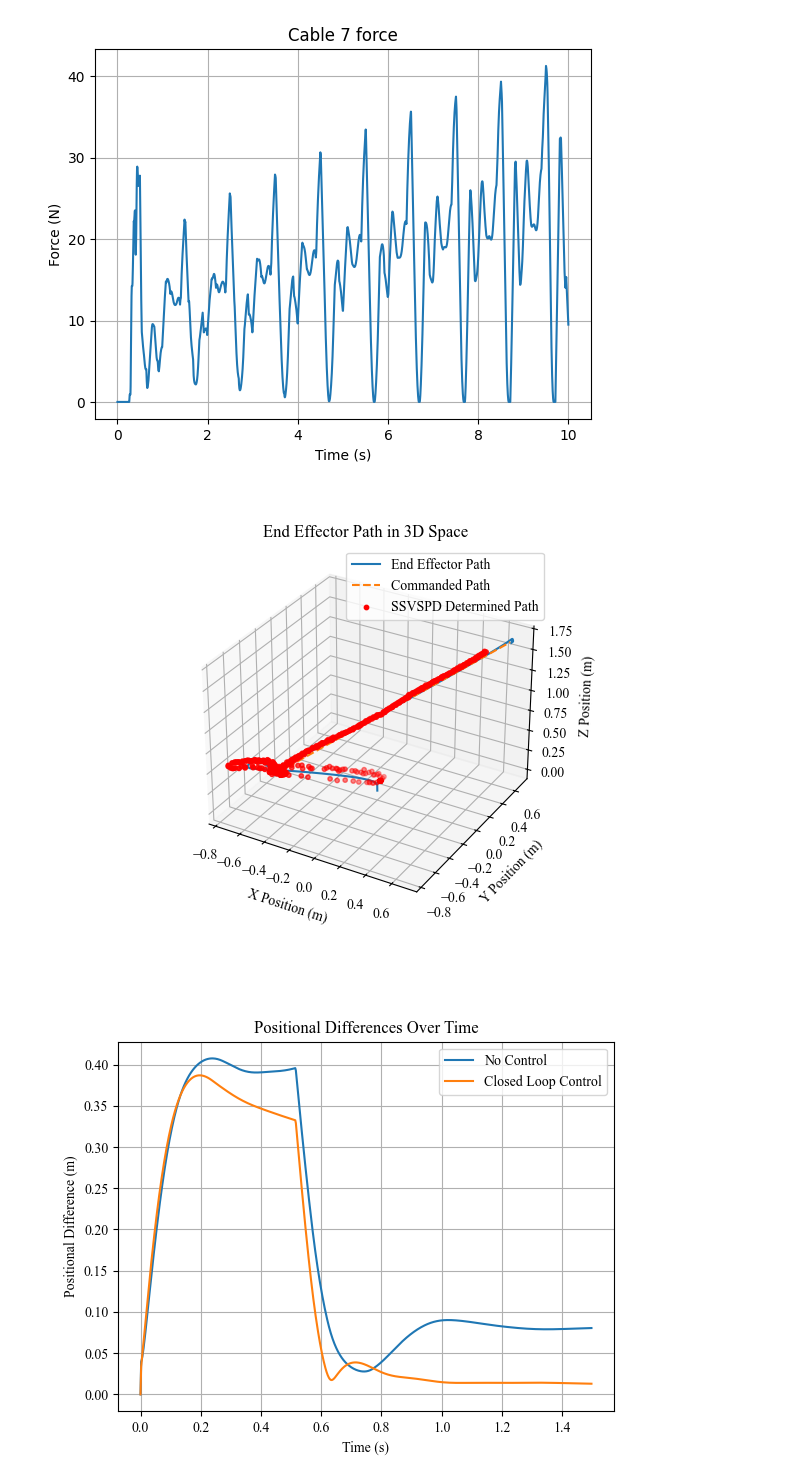
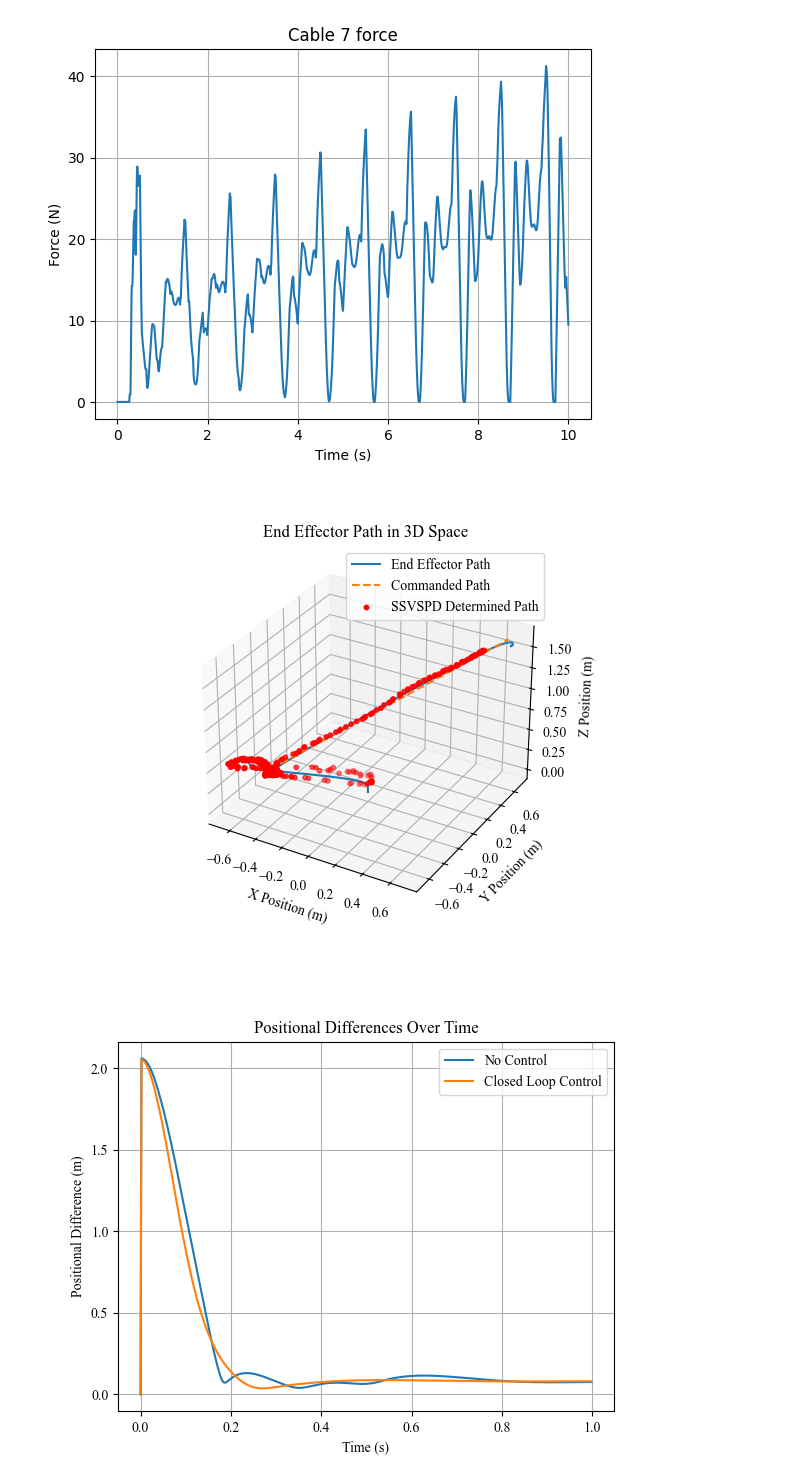
Before and after one commit to Yang51st/Mujoco-CDPR-Simulator, a Jupyter notebook: cdpr_sketches.ipynb, the cells around one changed output. Cells and saved outputs as stored; diff of their text form; code cells hidden in the pictures.

```diff
--- a/cdpr_sketches.ipynb
+++ b/cdpr_sketches.ipynb
@@ -240,12 +240,13 @@ def circle_path(theta, radius, height):
 def step_path(t, start, end, speed, buffer_time):
     if t < buffer_time:
         return start
-    total_distance = np.linalg.norm(end - start)
+    """total_distance = np.linalg.norm(end - start)
     total_time = total_distance / speed
     if t - buffer_time > total_time:
         return end
     fraction = (t - buffer_time) / total_time
-    return start + fraction * (end - start)
+    return start + fraction * (end - start)"""
+    return end
 # %%
 import time
 from IPython import display
@@ -348,6 +369,7 @@ desired_position=[0,0,cdpr.machine_frame_height/2]
 desired_orientation=[0,0,0]
 mj.mj_resetData(cdpr_model, cdpr_data)
 noc_ee_position_data=[]
+noc_ee_orientation_data=[]
 commanded_positions=[]
 cable_force_data=[[] for _ in range(cdpr.num_cables)] #List of lists, each sublist corresponds to a cable.
 timestamps=[]
@@ -362,6 +384,12 @@ for _ in range(total_steps+1):
     commanded_positions.append(commanded_position)
     cdpr_data.ctrl=cdpr.no_joint_position_control(target_xyz=commanded_position,target_orientation=desired_orientation)
     noc_ee_position_data.append(cdpr_data.sensor("end_effector_position").data.copy()) #Otherwise the data list will reference the same reading.
+    try:
+        actual_ee_rot_mat=np.stack([cdpr_data.sensor("end_effector_xv").data, cdpr_data.sensor("end_effector_yv").data, cdpr_data.sensor("end_effector_zv").data])
+        actual_ee_axis_angles=R.from_matrix(actual_ee_rot_mat).as_rotvec(degrees=True)
+    except:
+        actual_ee_axis_angles=None
+    noc_ee_orientation_data.append(actual_ee_axis_angles)
     timestamps.append(cdpr_data.time) #Is a scalar value, so no need to specify a copy.
     for i in range(cdpr.num_cables):
         cable_force_data[i].append(cdpr_data.sensor(f"cable_tendon_force_{i}").data.copy())
@@ -380,7 +408,7 @@ import mediapy as media
 
 framerate=60
 frames=[]
-video_length=10
+video_length=2
 cdpr_model.opt.timestep=0.002
 total_steps=int(video_length/cdpr_model.opt.timestep)
 
@@ -389,7 +417,8 @@ cdpr.first_pid_run=True
 desired_position=[0,0,cdpr.machine_frame_height/2]
 desired_orientation=[0,0,0]
 mj.mj_resetData(cdpr_model, cdpr_data)
-clc_ee_position_data=[]
+svc_ee_position_data=[]
+svc_ee_orientation_data=[]
 commanded_positions=[]
 cable_force_data=[[] for _ in range(cdpr.num_cables)] #List of lists, each sublist corresponds to a cable.
 timestamps=[]
@@ -403,9 +432,16 @@ sim_start_time = cdpr_data.time
 for _ in range(total_steps+1):
     commanded_position=step_path(_/total_steps*video_length, np.array([-cdpr.machine_frame_length/4,-cdpr.machine_frame_width/4,cdpr.machine_frame_height/5]), np.array([cdpr.machine_frame_length/3,cdpr.machine_frame_width/3,4*cdpr.machine_frame_height/5]), speed=4, buffer_time=1)
     commanded_positions.append(commanded_position)
-    cdpr_data.ctrl=cdpr.cl_joint_position_control(target_xyz=commanded_position,target_orientation=desired_orientation,cdpr_data=cdpr_data)
-    clc_ee_position_data.append(cdpr_data.sensor("end_effector_position").data.copy()) #Otherwise the data list will reference the same reading.
-    camcalpos.append(ssvspd(renderer, cdpr_model, cdpr_data))
+    svc_ee_position_data.append(cdpr_data.sensor("end_effector_position").data.copy()) #Otherwise the data list will reference the same reading.
+    sv_pos=ssvspd(renderer, cdpr_model, cdpr_data)
+    camcalpos.append(sv_pos)
+    cdpr_data.ctrl=cdpr.sv_joint_position_control(target_xyz=commanded_position,target_orientation=desired_orientation,sv_pos=sv_pos)
+    try:
+        actual_ee_rot_mat=np.stack([cdpr_data.sensor("end_effector_xv").data, cdpr_data.sensor("end_effector_yv").data, cdpr_data.sensor("end_effector_zv").data])
+        actual_ee_axis_angles=R.from_matrix(actual_ee_rot_mat).as_rotvec(degrees=True)
+    except:
+        actual_ee_axis_angles=None
+    svc_ee_orientation_data.append(actual_ee_axis_angles)
     timestamps.append(cdpr_data.time) #Is a scalar value, so no need to specify a copy.
     for i in range(cdpr.num_cables):
         cable_force_data[i].append(cdpr_data.sensor(f"cable_tendon_force_{i}").data.copy())
@@ -471,7 +507,7 @@ plt.ion()
 plt.figure(1)
 plt.clf()
 ax= plt.axes(projection='3d')
-ax.plot3D(*np.array(clc_ee_position_data).T, label="End Effector Path")
+ax.plot3D(*np.array(svc_ee_position_data).T, label="End Effector Path")
 ax.plot3D(*np.array(commanded_positions).T, label="Commanded Path", linestyle='--')
 
 camcalpos=[cc[:3] for cc in camcalpos if cc is not None]
@@ -484,25 +520,25 @@ ax.set_title("End Effector Path in 3D Space")
 ax.legend()
 plt.show()
 # %% [output]
-[figure, old version]
+[figure, new version]
 # %%
 begin_ind=500
-end_ind=1250
+end_ind=1000
 noc_positional_differences=[np.linalg.norm(noc_ee_position_data[i]-commanded_positions[i]) for i in range(begin_ind, end_ind)]
-clc_positional_differences=[np.linalg.norm(clc_ee_position_data[i]-commanded_positions[i]) for i in range(begin_ind, end_ind)]
+clc_positional_differences=[np.linalg.norm(svc_ee_position_data[i]-commanded_positions[i]) for i in range(begin_ind, end_ind)]
 
 plt.figure(2)
 plt.clf()
 
 noc_positional_differences[0]=0
 clc_positional_differences[0]=0
 plt.plot(timestamps[:len(noc_positional_differences)], noc_positional_differences, label="No Control")
 plt.plot(timestamps[:len(clc_positional_differences)], clc_positional_differences, label="Closed Loop Control")
 plt.title("Positional Differences Over Time")
 plt.xlabel("Time (s)")
 plt.ylabel("Positional Difference (m)")
 plt.grid()
 plt.legend()
 plt.show()
 # %% [output]
-[figure, old version]
+[figure, new version]
```
Also changed, not shown: parts of 8 cells of this notebook, 1 other file.
